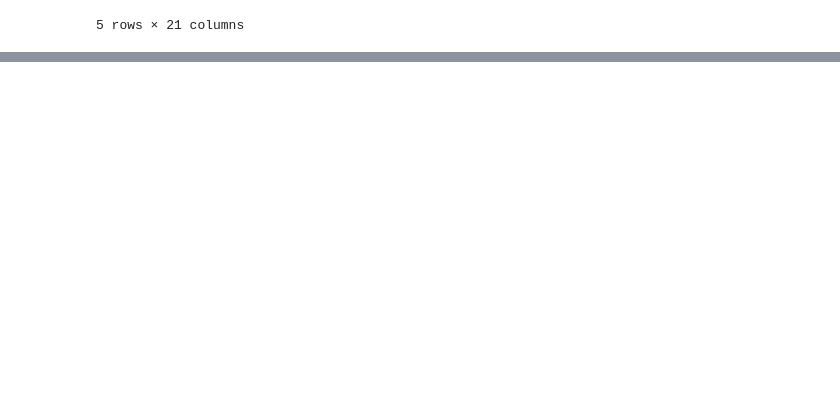
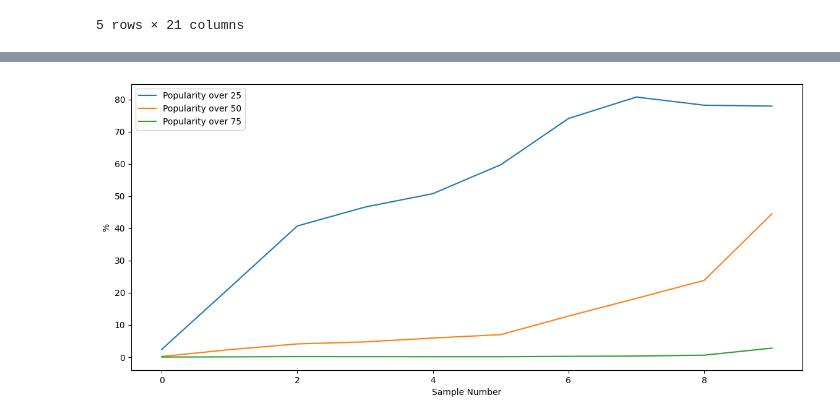
Before and after one commit to dmassonfr/Spotify_hit_predictor, a Jupyter notebook: notebooks/Exploratoy analysis of target.ipynb, the cells around one changed output, grey strips where cells are left out. Drawn from its saved outputs; the diff is of its cells as text; code cells hidden in the pictures; blank space fills up the shorter version.

Commit message:
Finished popularity analysis

```diff
--- a/notebooks/Exploratoy analysis of target.ipynb
+++ b/notebooks/Exploratoy analysis of target.ipynb
@@ -94,0 +168,17 @@ print(f' Percentage of popular tracks in 10th sample: {float(len(tracks_10[track
+# %%
+# Using the sample number as X
+
+X=range(0,10)
+# %%
+#Ploting the %'s of the thresholds
+
+plt.figure(figsize=(14,6))
+plt.xlabel('Sample Number')
+plt.ylabel('%')
+plt.plot(X,y[0],label = 'Popularity over 25')
+plt.plot(X,y[1],label = 'Popularity over 50')
+plt.plot(X,y[2],label = 'Popularity over 75')
+plt.legend()
+plt.show()
+# %% [output]
+[figure, added]
```
Also changed, not shown: parts of 13 cells of this notebook.
